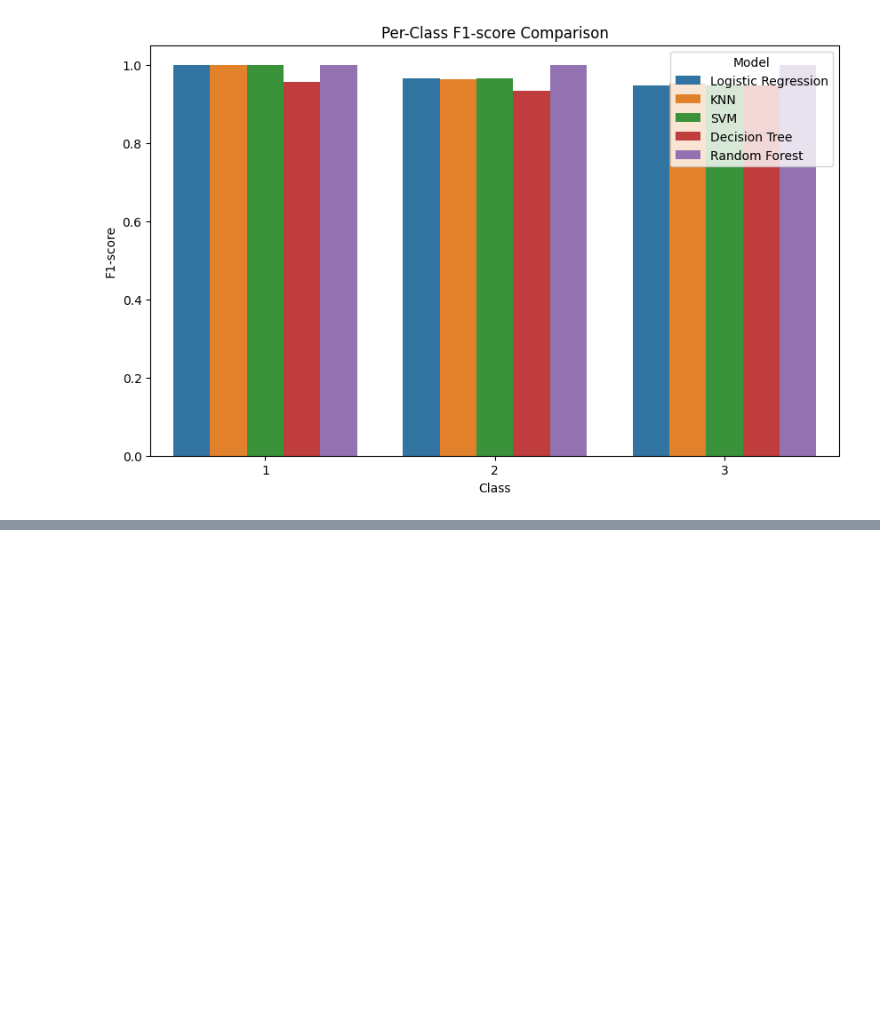
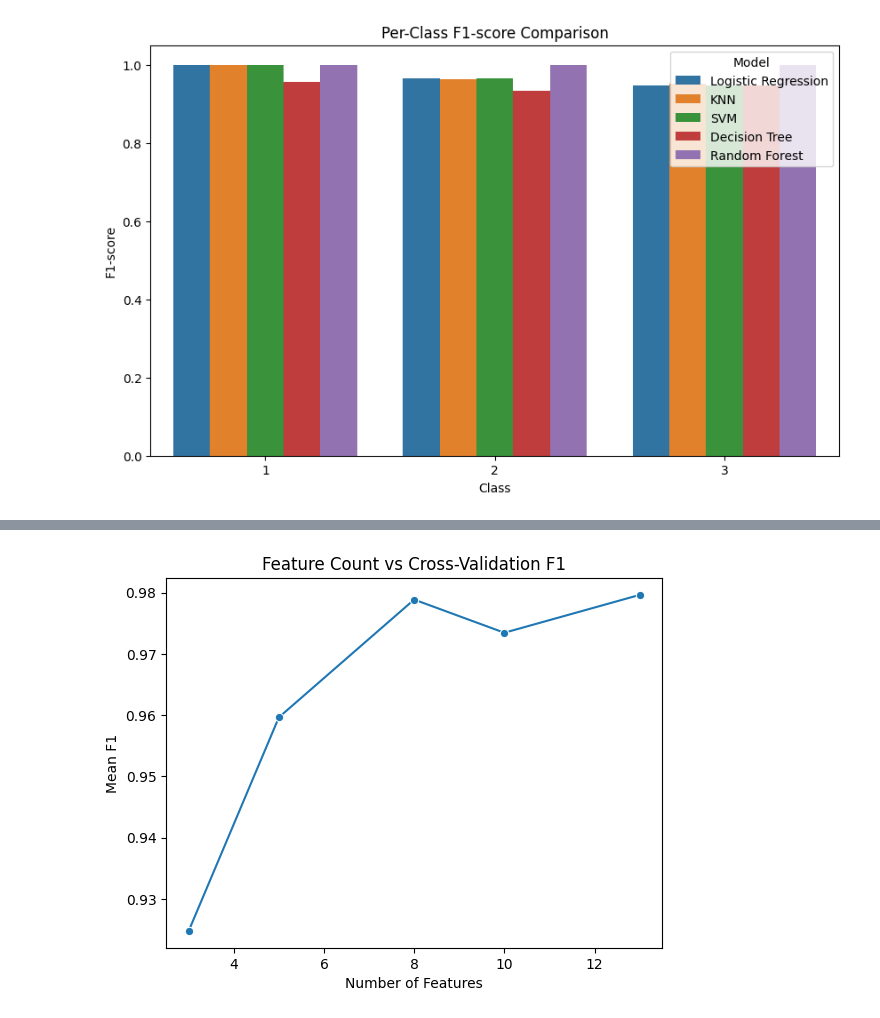
Before and after one commit to yashwanth-bu/classification-machine-learning, a Jupyter notebook: Traditional-Classification-Models/01_wine_classification.ipynb, the cells around one changed output, grey strips where cells are left out. Cells and saved outputs as stored; diff of their text form; code cells hidden in the pictures; blank space fills up the shorter version.

```diff
--- a/Traditional-Classification-Models/01_wine_classification.ipynb
+++ b/Traditional-Classification-Models/01_wine_classification.ipynb
@@ -770,0 +885,12 @@ plt.show()
+# %%
+sns.lineplot(
+    data=selection_df,
+    x="Number of Features",
+    y="Mean F1",
+    marker="o"
+)
+
+plt.title("Feature Count vs Cross-Validation F1")
+plt.show()
+# %% [output]
+[figure, added]
```
Also changed, not shown: parts of 17 cells of this notebook.
